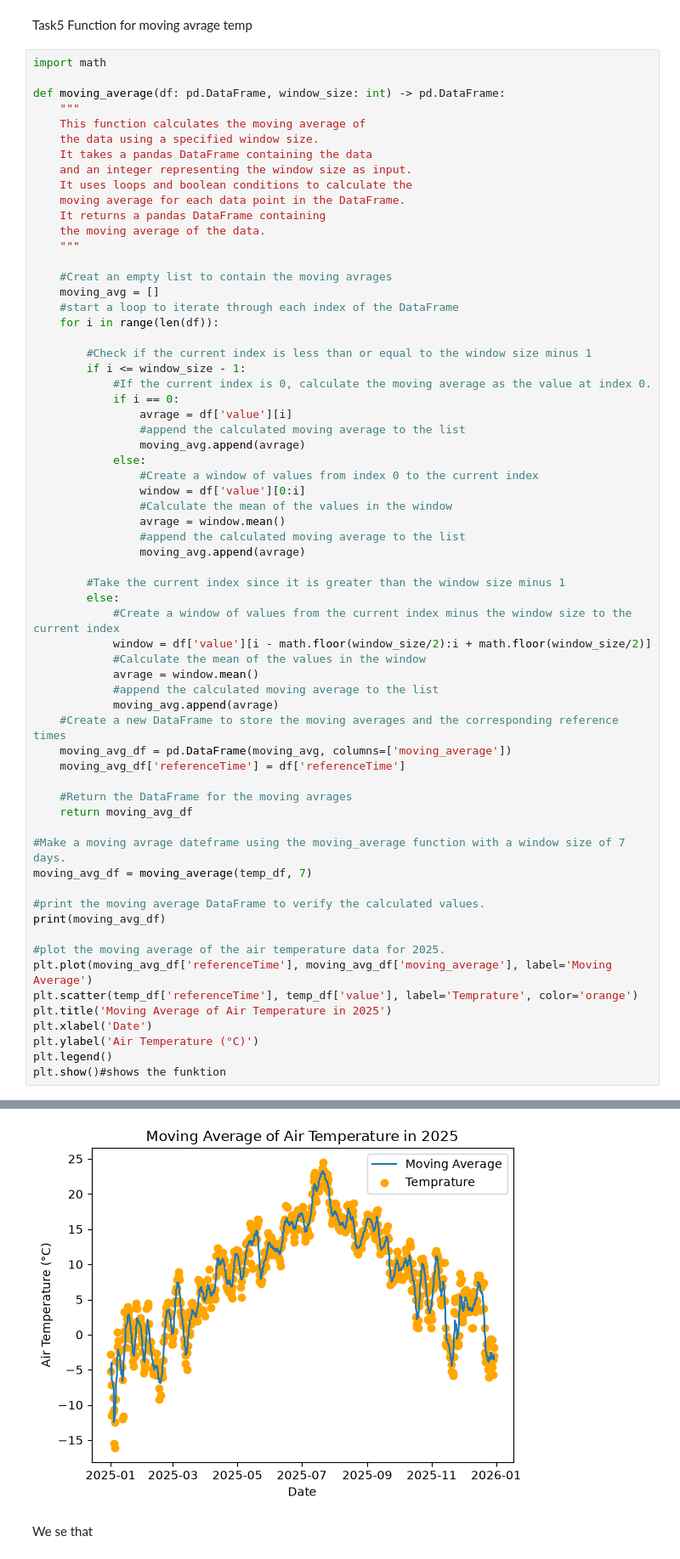
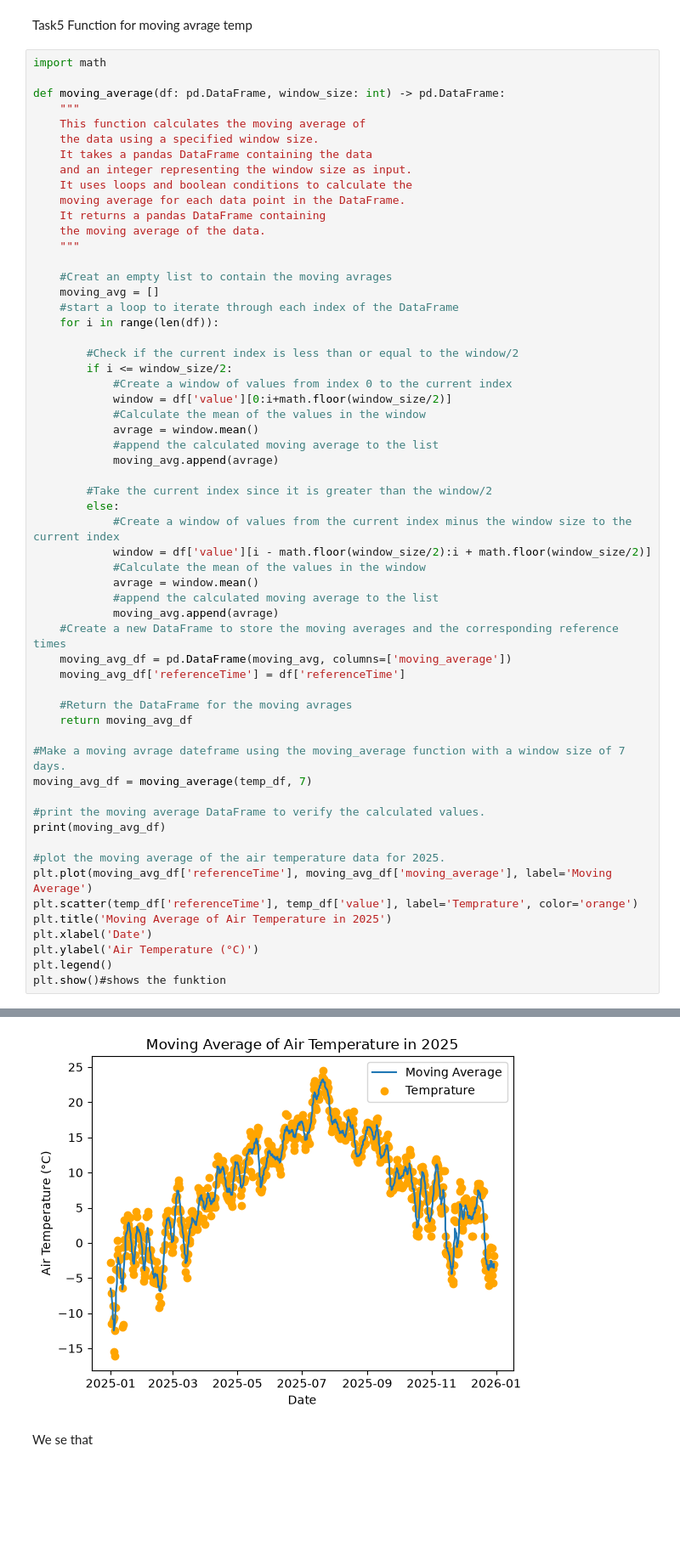
Before and after one commit to adriannv22/Inf201_deliverabal1, a Jupyter notebook: inf201_deliverabel_1.ipynb, the cells around one changed output, grey strips where cells are left out. Shown at 85% size. Cells and saved outputs as stored; diff of their text form; blank space fills up the shorter version.

```diff
--- a/inf201_deliverabel_1.ipynb
+++ b/inf201_deliverabel_1.ipynb
@@ -360,22 +360,16 @@ def moving_average(df: pd.DataFrame, window_size: int) -> pd.DataFrame:
     #start a loop to iterate through each index of the DataFrame
     for i in range(len(df)):
 
-        #Check if the current index is less than or equal to the window size minus 1
-        if i <= window_size - 1:
-            #If the current index is 0, calculate the moving average as the value at index 0.
-            if i == 0:
-                avrage = df['value'][i]
-                #append the calculated moving average to the list
-                moving_avg.append(avrage)
-            else:
-                #Create a window of values from index 0 to the current index
-                window = df['value'][0:i]
-                #Calculate the mean of the values in the window
-                avrage = window.mean()
-                #append the calculated moving average to the list
-                moving_avg.append(avrage)
+        #Check if the current index is less than or equal to the window/2
+        if i <= window_size/2:
+            #Create a window of values from index 0 to the current index
+            window = df['value'][0:i+math.floor(window_size/2)]
+            #Calculate the mean of the values in the window
+            avrage = window.mean()
+            #append the calculated moving average to the list
+            moving_avg.append(avrage)
 
-        #Take the current index since it is greater than the window size minus 1
+        #Take the current index since it is greater than the window/2
         else:
             #Create a window of values from the current index minus the window size to the current index
             window = df['value'][i - math.floor(window_size/2):i + math.floor(window_size/2)]
@@ -414,11 +408,11 @@ plt.show()#shows the funktion
 ..              ...                       ...
 723       -3.083333 2025-12-28 00:00:00+00:00
 724       -3.483333 2025-12-29 00:00:00+00:00
 725       -3.233333 2025-12-29 00:00:00+00:00
 726       -2.960000 2025-12-30 00:00:00+00:00
 727       -3.525000 2025-12-30 00:00:00+00:00
 
 [728 rows x 2 columns]
-[figure, old version]
+[figure, new version]
 # %% [markdown]
 We se that
```
Also changed, not shown: parts of 2 cells of this notebook.
